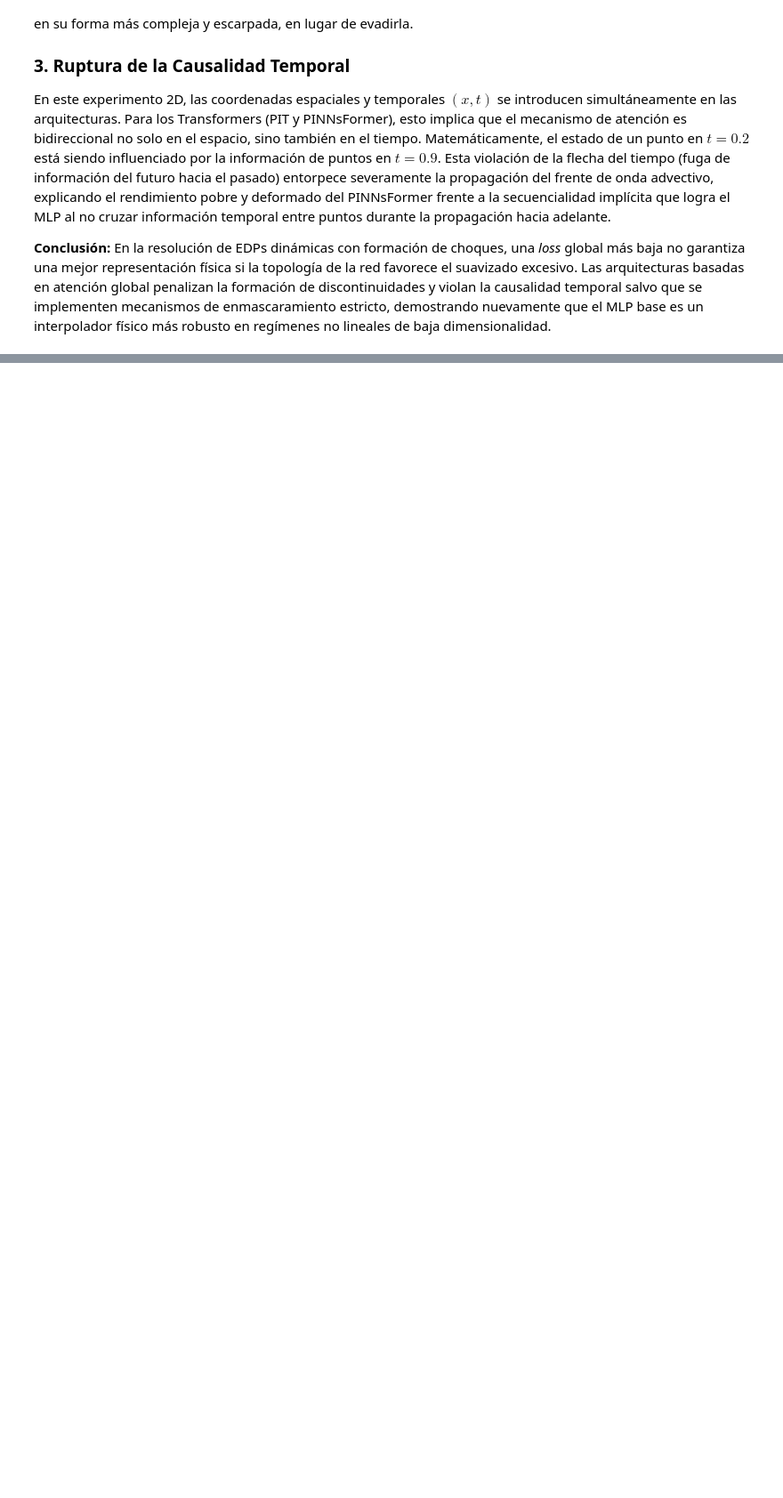
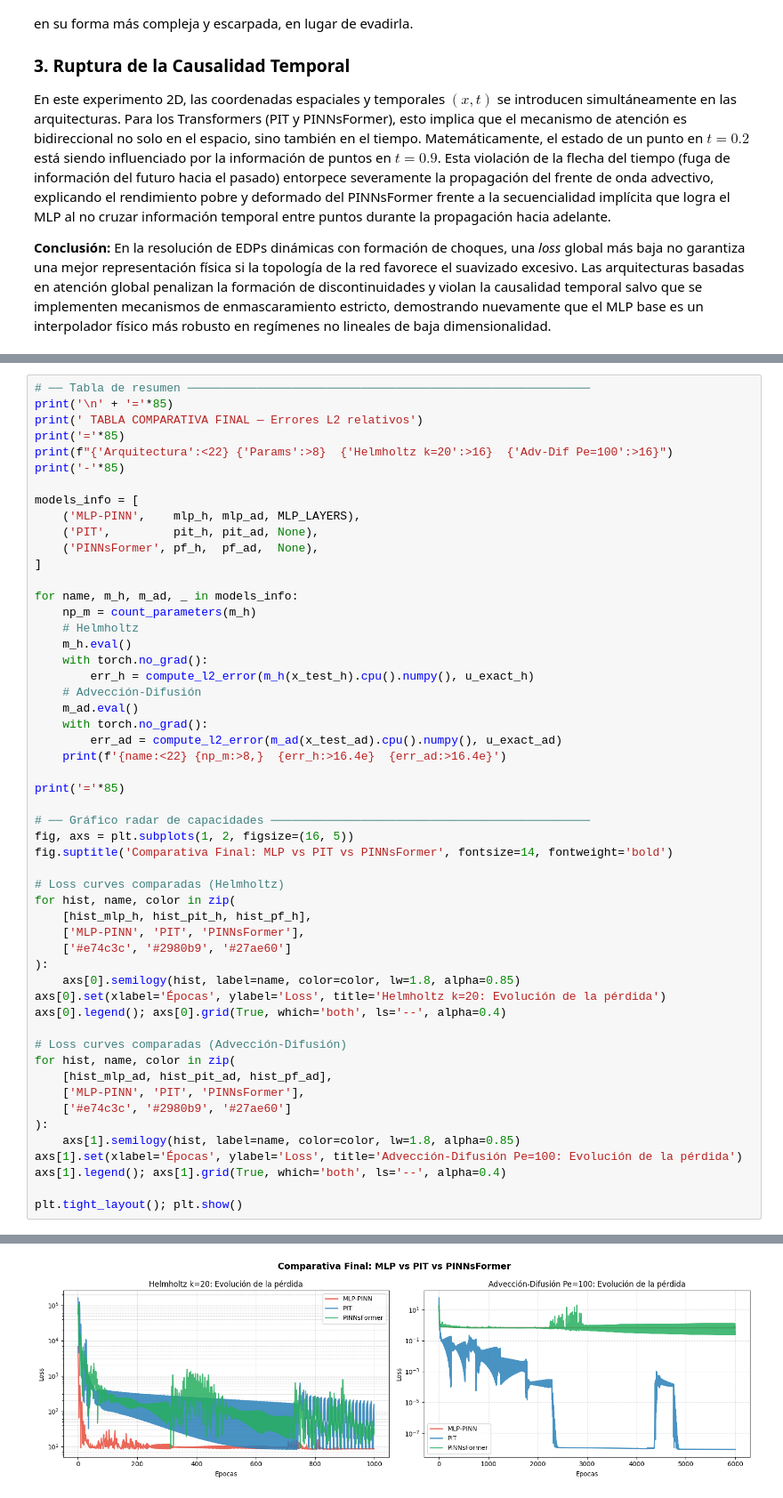
Before and after one commit to PabloRevuelto1/Repositorio_TFM, a Jupyter notebook: Copia_de_Pruebas_Transformer_PINN.ipynb, the cells around one changed output, grey strips where cells are left out. Shown at 89% size. Saved outputs shown, nothing was run; the diff lists cells and outputs as text; blank space fills up the shorter version.

```diff
--- a/Copia_de_Pruebas_Transformer_PINN.ipynb
+++ b/Copia_de_Pruebas_Transformer_PINN.ipynb
@@ -1044,0 +1121,54 @@ En este experimento 2D, las coordenadas espaciales y temporales $(x, t)$ se intr
+# %%
+# ── Tabla de resumen ──────────────────────────────────────────────────────────
+print('\n' + '='*85)
+print(' TABLA COMPARATIVA FINAL — Errores L2 relativos')
+print('='*85)
+print(f"{'Arquitectura':<22} {'Params':>8}  {'Helmholtz k=20':>16}  {'Adv-Dif Pe=100':>16}")
+print('-'*85)
+
+models_info = [
+    ('MLP-PINN',    mlp_h, mlp_ad, MLP_LAYERS),
+    ('PIT',         pit_h, pit_ad, None),
+    ('PINNsFormer', pf_h,  pf_ad,  None),
+]
+
+for name, m_h, m_ad, _ in models_info:
+    np_m = count_parameters(m_h)
+    # Helmholtz
+    m_h.eval()
+    with torch.no_grad():
+        err_h = compute_l2_error(m_h(x_test_h).cpu().numpy(), u_exact_h)
+    # Advección-Difusión
+    m_ad.eval()
+    with torch.no_grad():
+        err_ad = compute_l2_error(m_ad(x_test_ad).cpu().numpy(), u_exact_ad)
+    print(f'{name:<22} {np_m:>8,}  {err_h:>16.4e}  {err_ad:>16.4e}')
+
+print('='*85)
+
+# ── Gráfico radar de capacidades ──────────────────────────────────────────────
+fig, axs = plt.subplots(1, 2, figsize=(16, 5))
+fig.suptitle('Comparativa Final: MLP vs PIT vs PINNsFormer', fontsize=14, fontweight='bold')
+
+# Loss curves comparadas (Helmholtz)
+for hist, name, color in zip(
+    [hist_mlp_h, hist_pit_h, hist_pf_h],
+    ['MLP-PINN', 'PIT', 'PINNsFormer'],
+    ['#e74c3c', '#2980b9', '#27ae60']
+):
+    axs[0].semilogy(hist, label=name, color=color, lw=1.8, alpha=0.85)
+axs[0].set(xlabel='Épocas', ylabel='Loss', title='Helmholtz k=20: Evolución de la pérdida')
+axs[0].legend(); axs[0].grid(True, which='both', ls='--', alpha=0.4)
+
+# Loss curves comparadas (Advección-Difusión)
+for hist, name, color in zip(
+    [hist_mlp_ad, hist_pit_ad, hist_pf_ad],
+    ['MLP-PINN', 'PIT', 'PINNsFormer'],
+    ['#e74c3c', '#2980b9', '#27ae60']
+):
+    axs[1].semilogy(hist, label=name, color=color, lw=1.8, alpha=0.85)
+axs[1].set(xlabel='Épocas', ylabel='Loss', title='Advección-Difusión Pe=100: Evolución de la pérdida')
+axs[1].legend(); axs[1].grid(True, which='both', ls='--', alpha=0.4)
+
+plt.tight_layout(); plt.show()
+# %% [output]
@@ -1044,0 +1184 @@ En este experimento 2D, las coordenadas espaciales y temporales $(x, t)$ se intr
+[figure, added]
```
Also changed, not shown: parts of 7 cells of this notebook.
